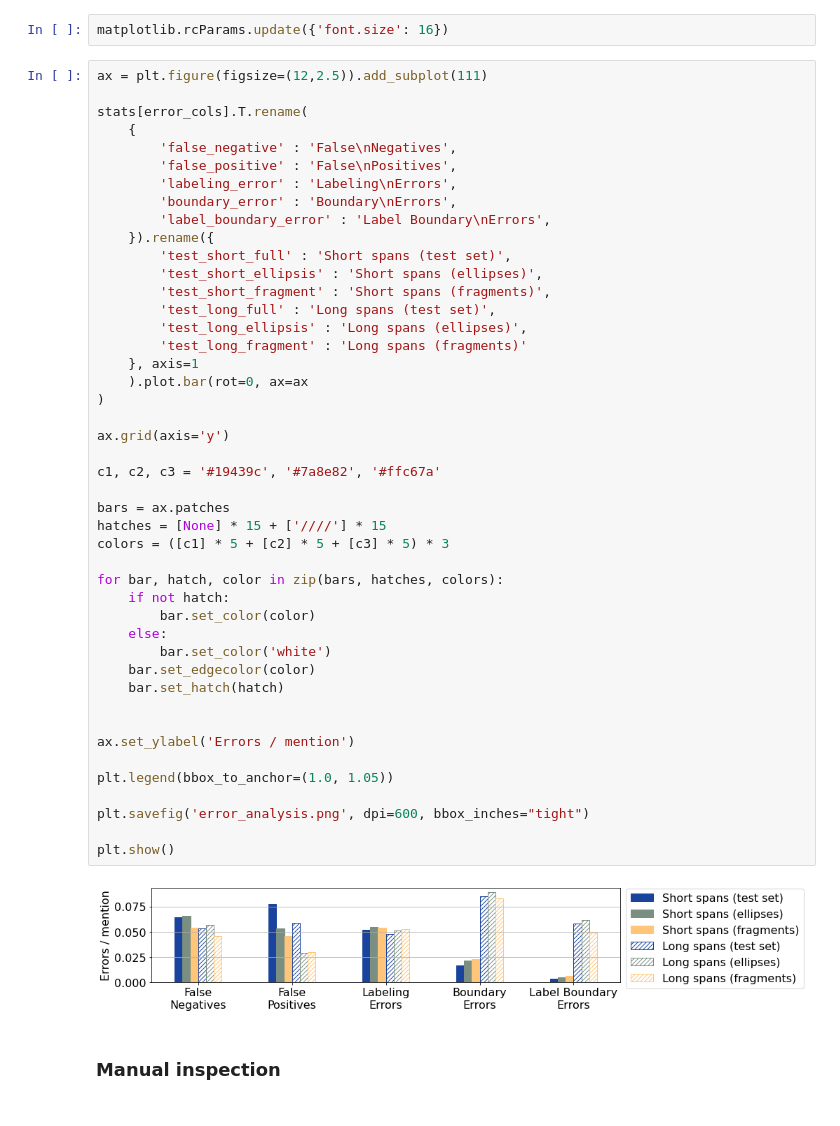
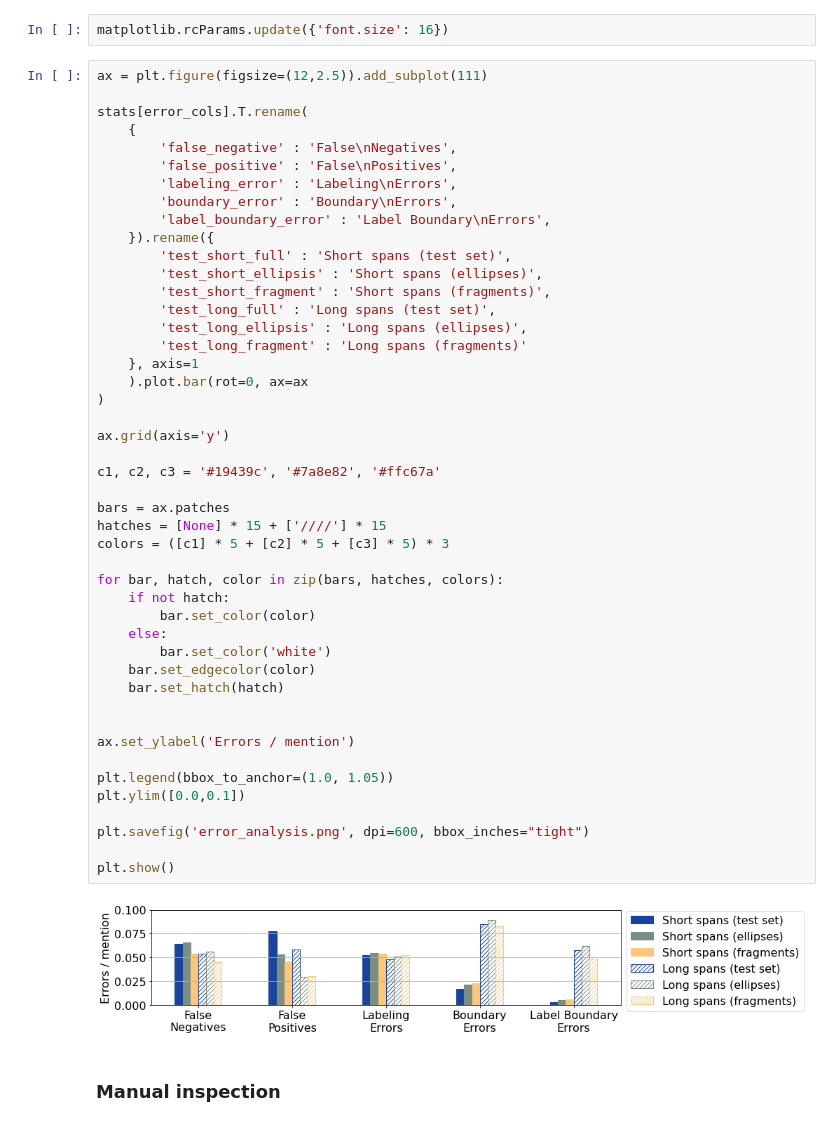
Before and after one commit to hpi-dhc/ggponc_annotation, a Jupyter notebook: notebooks/03_NER_Analysis.ipynb, the cells around one changed output. Drawn from its saved outputs; the diff is of its cells as text.

```diff
--- a/notebooks/03_NER_Analysis.ipynb
+++ b/notebooks/03_NER_Analysis.ipynb
@@ -471,34 +464,35 @@ stats[error_cols].T.rename(
         'test_long_fragment' : 'Long spans (fragments)'
     }, axis=1
     ).plot.bar(rot=0, ax=ax
 )
 
 ax.grid(axis='y')
 
 c1, c2, c3 = '#19439c', '#7a8e82', '#ffc67a'
 
 bars = ax.patches
 hatches = [None] * 15 + ['////'] * 15
 colors = ([c1] * 5 + [c2] * 5 + [c3] * 5) * 3
 
 for bar, hatch, color in zip(bars, hatches, colors):
     if not hatch:
         bar.set_color(color)
     else:
         bar.set_color('white')
     bar.set_edgecolor(color)
     bar.set_hatch(hatch)
 
 
 ax.set_ylabel('Errors / mention')
 
 plt.legend(bbox_to_anchor=(1.0, 1.05))
+plt.ylim([0.0,0.1])
 
 plt.savefig('error_analysis.png', dpi=600, bbox_inches="tight")
 
 plt.show()
 # %% [output]
-[figure, old version]
+[figure, new version]
 # %% [markdown]
 ### Manual inspection
 # %%
```
Also changed, not shown: parts of 10 cells of this notebook, 8 other files.
